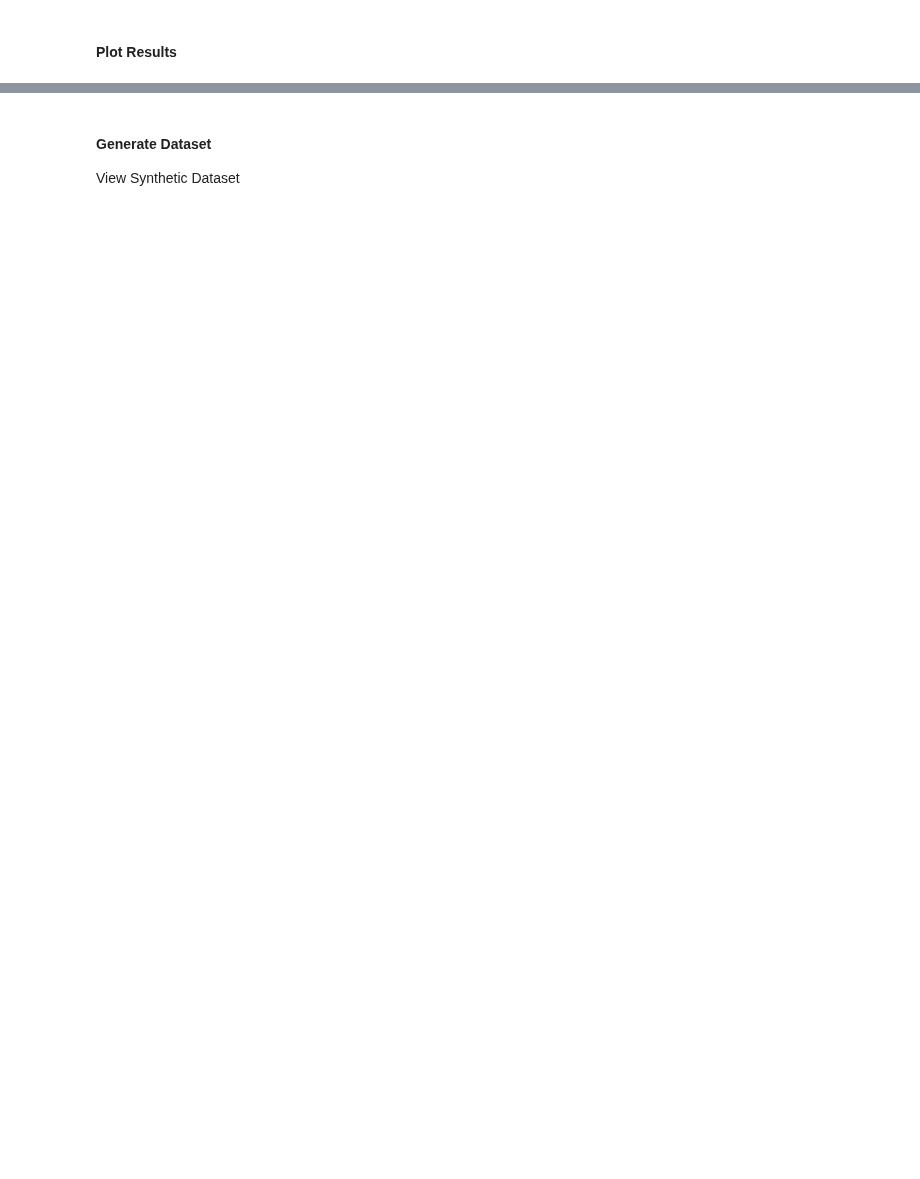
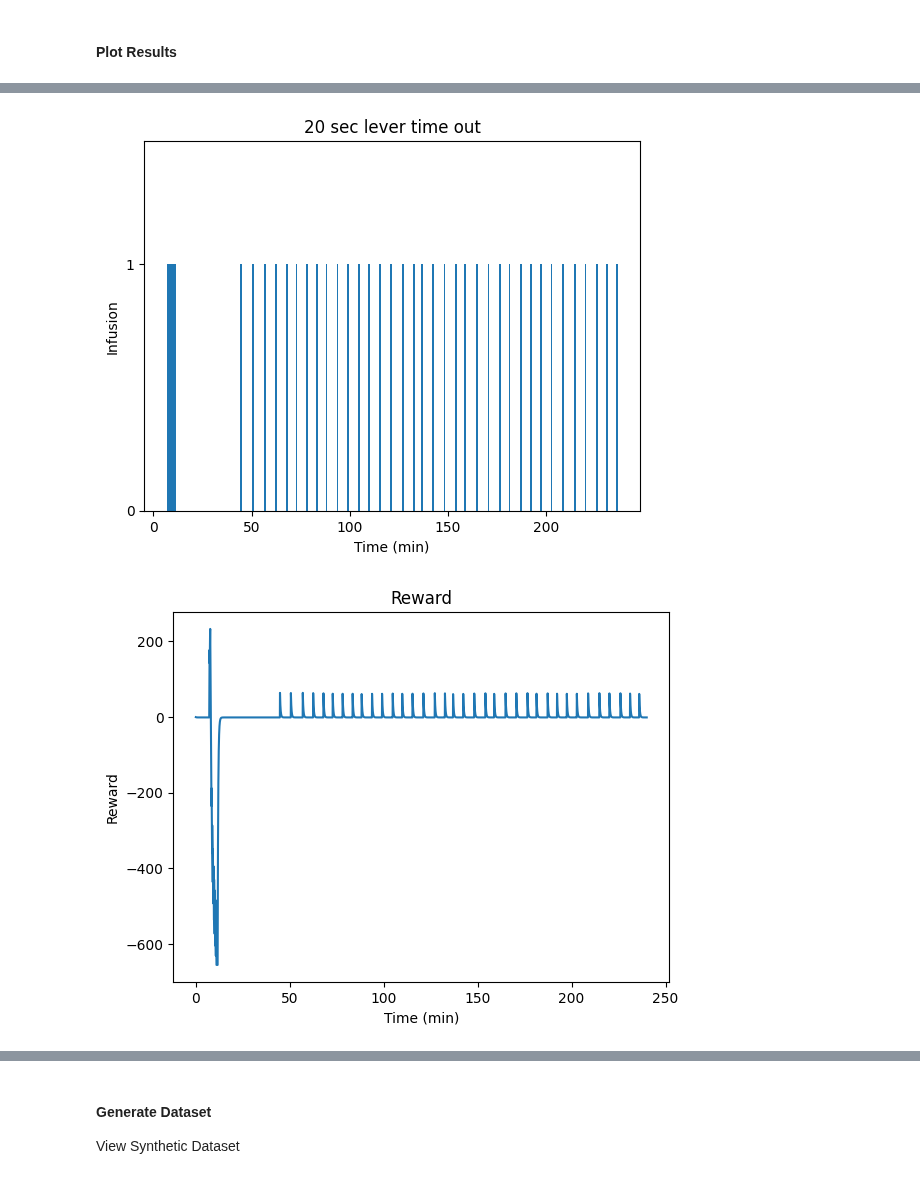
Before and after one commit to rob-sullivan/tu060, a Jupyter notebook: robert_s_sullivan_msc_dissertation.ipynb, the cells around one changed output, grey strips where cells are left out. Saved outputs shown, nothing was run; the diff lists cells and outputs as text; code cells hidden in the pictures; blank space fills up the shorter version.

```diff
--- a/robert_s_sullivan_msc_dissertation.ipynb
+++ b/robert_s_sullivan_msc_dissertation.ipynb
@@ -208,0 +214,49 @@ env.close() #close simulation and graph results
+# %%
+#plot our results
+# Convert epoch values to seconds
+env.df['time_sec'] = env.df['epoch'] * 4 / 60
+
+# Filter the data to only include 'Active Lever' actions
+active_lever_data = env.df[env.df['action'] == 'Active Lever']
+active_lever_data['active_lever'] = active_lever_data['action'].apply(lambda x: 1 if x == 'Active Lever' else 0)
+
+# Create a bar chart of the 'Active Lever' action occurrence as a time series
+plt.bar(active_lever_data['time_sec'], active_lever_data['active_lever'])
+
+plt.xlabel('Time (min)')
+plt.ylabel('Infusion')
+plt.title('20 sec lever time out')
+# Set x-axis limits to 0 and 40 minutes
+#plt.xlim([0, 35])
+plt.ylim([0, 1.5])
+# Set y-tick values and labels
+plt.yticks([0, 1], ['0', '1'])
+plt.show()
+
+# Convert epoch values to seconds
+plt.title("Reward")
+plt.xlabel("Time (min)")
+plt.ylabel("Reward")
+plt.plot(env.df['time_sec'], env.df["reward"])
+plt.show()
+
+plt.title("Cumulative Reward")
+plt.xlabel("Time (min)")
+plt.ylabel("Reward")
+plt.plot(env.df['time_sec'], env.df["score"])
+plt.show()
+
+plt.title("Internal_variable [e.g Dopamine]")
+plt.xlabel("Time (min)")
+plt.ylabel("Internal Variable")
+plt.plot(env.df['time_sec'], env.df["internal_variable"])
+plt.show()
+
+plt.title("Homeostatic Setpoint")
+plt.xlabel("Time (min)")
+plt.ylabel("Homeostatic Setpoint")
+plt.plot(env.df['time_sec'], env.df["homeostatic_setpoint"])
+plt.show()
+# %% [output]
+[figure, added]
+[figure, added]
```
Also changed, not shown: parts of 17 cells of this notebook, 1 other file.
